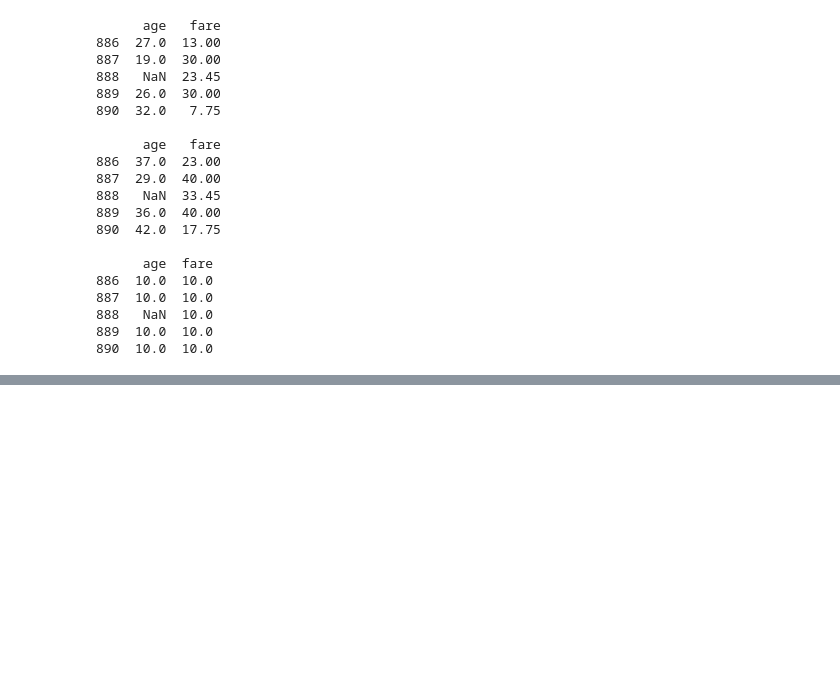
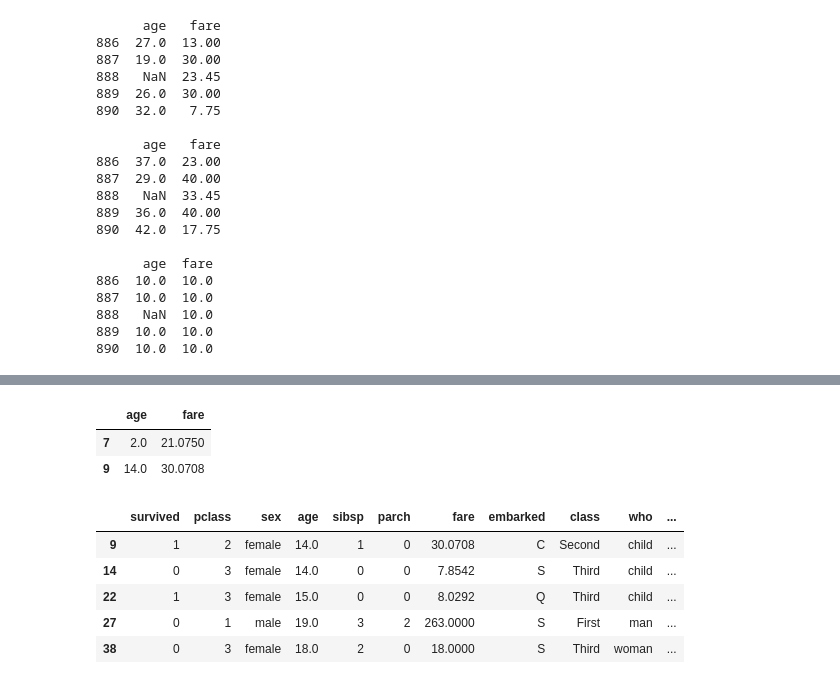
Before and after one commit to taehoony123/15-pandas, a Jupyter notebook: 04_산술연산.ipynb, the cells around one changed output, grey strips where cells are left out. Saved outputs shown, nothing was run; the diff lists cells and outputs as text; code cells hidden in the pictures; blank space fills up the shorter version.

```diff
--- a/04_산술연산.ipynb
+++ b/04_산술연산.ipynb
@@ -274,0 +324,8 @@ print(sub.tail())
+# %%
+import pandas as pd
+import seaborn as sns
+
+titanic = sns.load_dataset('titanic')
+
+df = titanic.loc[0:9,['age','fare']]
+df
@@ -274,0 +358,17 @@ print(sub.tail())
+# %%
+df[df['age'] < 20]
+# %% [output]
+|  | age | fare |
+| 7 | 2.0 | 21.0750 |
+| 9 | 14.0 | 30.0708 |
+# %%
+mask1 = (titanic.age >= 10) & (titanic.age < 20)
+df_teenage = titanic[mask1]
+df_teenage.head()
+# %% [output]
+|  | survived | pclass | sex | age | sibsp | parch | fare | embarked | class | who | ... |
+| 9 | 1 | 2 | female | 14.0 | 1 | 0 | 30.0708 | C | Second | child | ... |
+| 14 | 0 | 3 | female | 14.0 | 0 | 0 | 7.8542 | S | Third | child | ... |
+| 22 | 1 | 3 | female | 15.0 | 0 | 0 | 8.0292 | Q | Third | child | ... |
+| 27 | 0 | 1 | male | 19.0 | 3 | 2 | 263.0000 | S | First | man | ... |
+| 38 | 0 | 3 | female | 18.0 | 2 | 0 | 18.0000 | S | Third | woman | ... |
```
Also changed, not shown: parts of 7 cells of this notebook.
